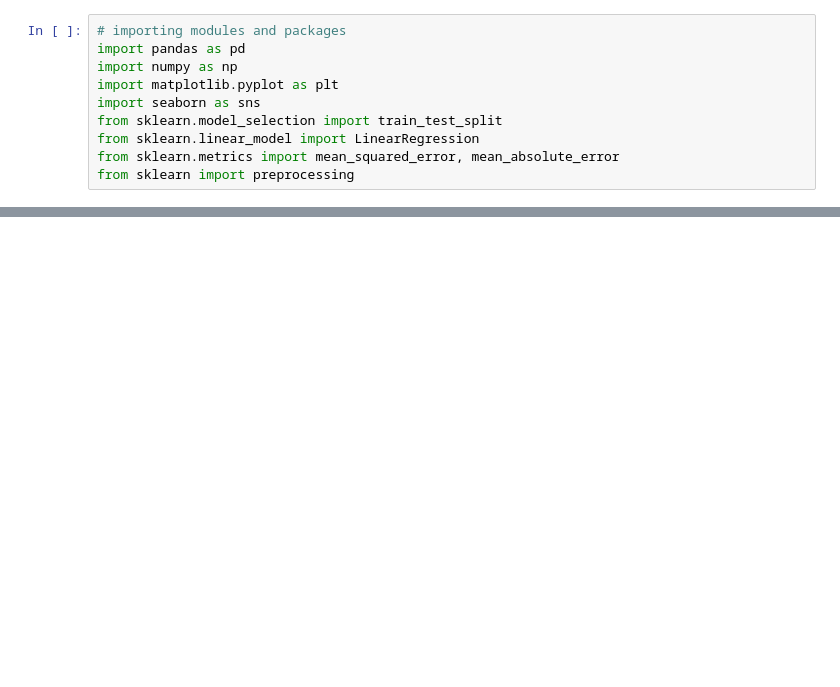
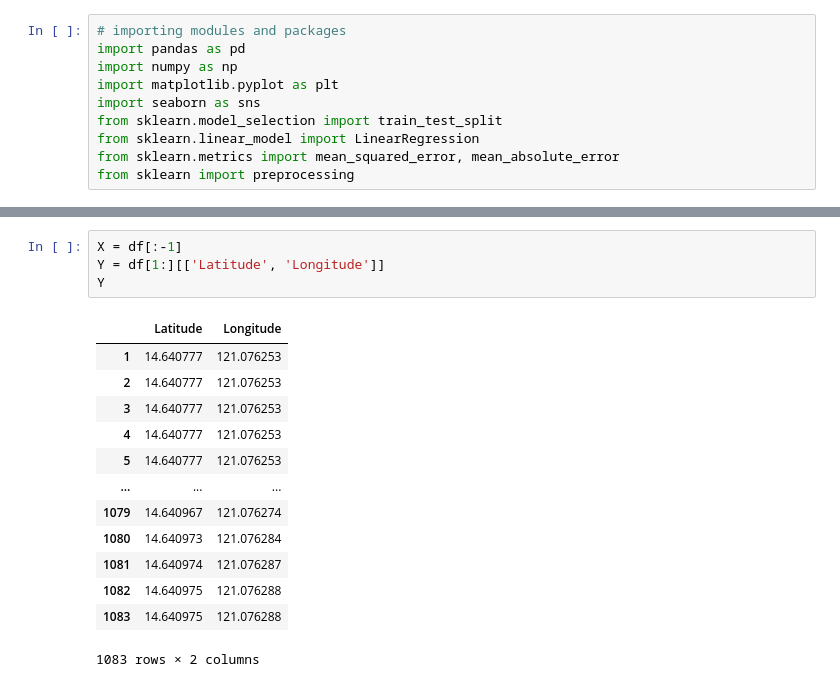
Before and after one commit to CSfromCS/VHS-Thesis, a Jupyter notebook: Baseline Models v4/LinearReg v4.ipynb, the cells around one changed output, grey strips where cells are left out. Cells and saved outputs as stored; diff of their text form; blank space fills up the shorter version.

```diff
--- a/Baseline Models v4/LinearReg v4.ipynb
+++ b/Baseline Models v4/LinearReg v4.ipynb
@@ -85,0 +61,18 @@ x
+# %%
+X = df[:-1]
+Y = df[1:][['Latitude', 'Longitude']]
+Y
+# %% [output]
+|  | Latitude | Longitude |
+| 1 | 14.640777 | 121.076253 |
+| 2 | 14.640777 | 121.076253 |
+| 3 | 14.640777 | 121.076253 |
+| 4 | 14.640777 | 121.076253 |
+| 5 | 14.640777 | 121.076253 |
+| ... | ... | ... |
+| 1079 | 14.640967 | 121.076274 |
+| 1080 | 14.640973 | 121.076284 |
+| 1081 | 14.640974 | 121.076287 |
+| 1082 | 14.640975 | 121.076288 |
+| 1083 | 14.640975 | 121.076288 |
+1083 rows × 2 columns
```
Also changed, not shown: parts of 14 cells of this notebook, 7 other files.
